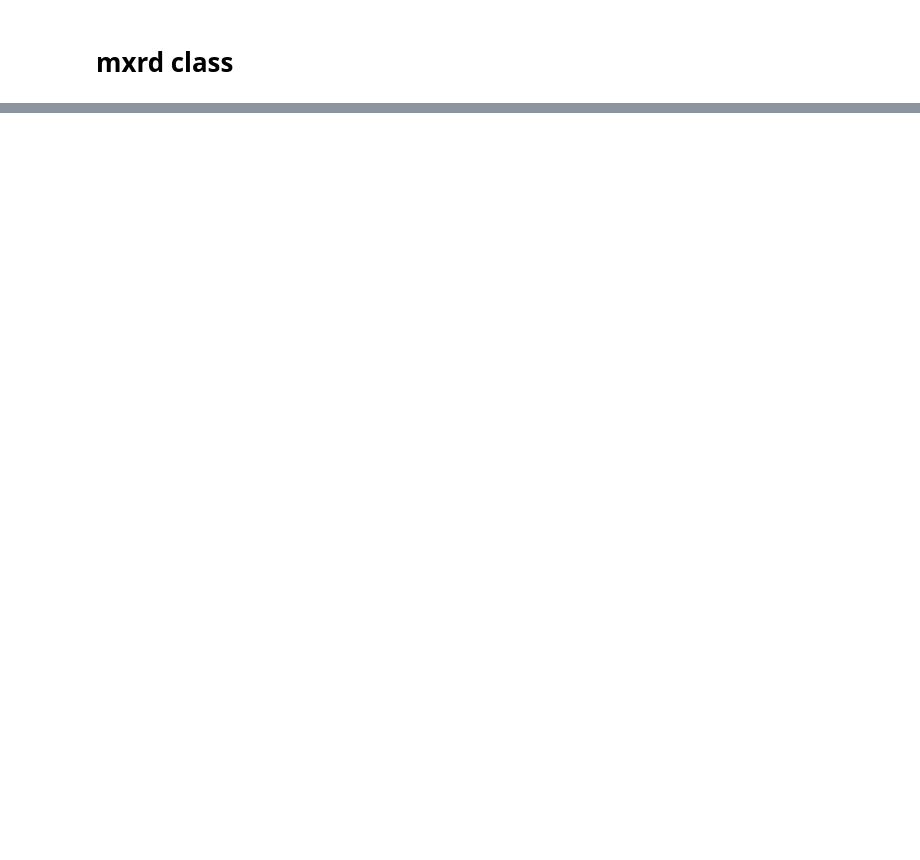
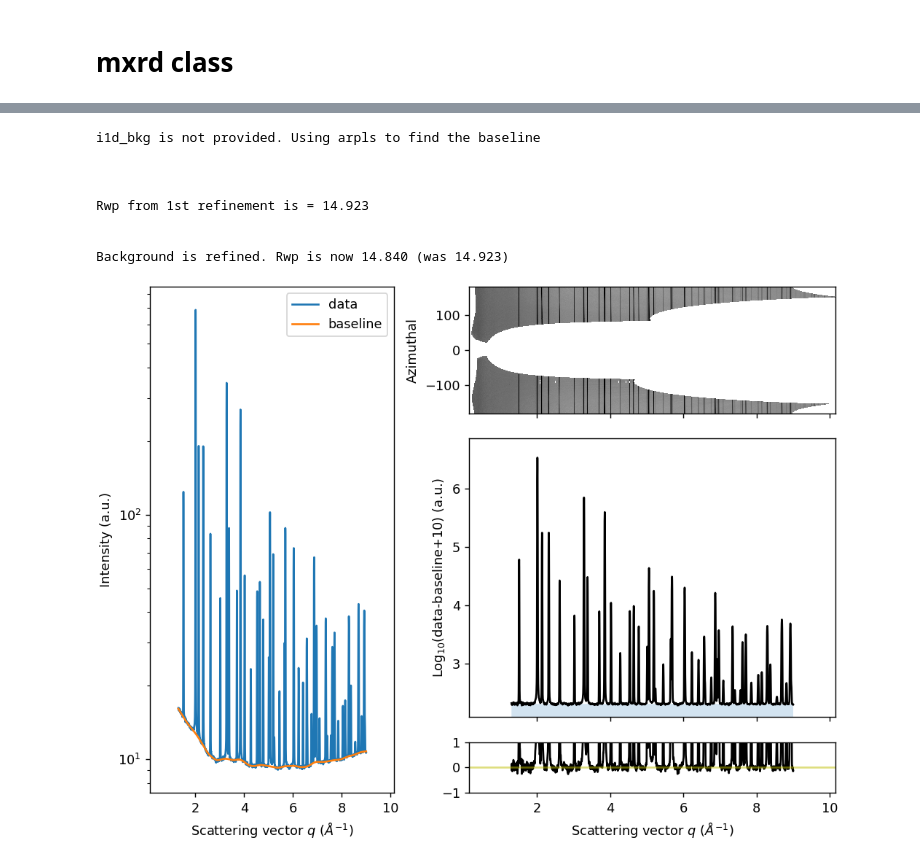
Before and after one commit to MehmetTopsakal/easyXRD, a Jupyter notebook: examples/data/refiner.ipynb, the cells around one changed output, grey strips where cells are left out. Cells and saved outputs as stored; diff of their text form; code cells hidden in the pictures; blank space fills up the shorter version.

```diff
--- a/examples/data/refiner.ipynb
+++ b/examples/data/refiner.ipynb
@@ -225,0 +227,36 @@ Wall time: 431 ms
+# %%
+phases = [
+        {"mp_id":'none', "cif":'_cifs/CeO2_a=5.4113_NIST_value.cif', "label":"CeO2", "scale":1, "scale_a":1, "scale_b":1, "scale_c":1},
+        {"mp_id":'none', "cif":'_cifs/LaB6_a=4.1568_NIST_value.cif', "label":"LaB6", "scale":1, "scale_a":1, "scale_b":1, "scale_c":1},
+        ]
+sample = exrd(verbose=False)
+sample.read_data(nc_file='integrated/NIST-LaB6-CeO2-mix.nc',
+                 plot=False,
+                 radial_range=(1.3,9),
+                 azimuthal_range=[150,180]
+                 )
+sample.get_baseline(i1d_bkg=None,arpls_lam=1e6,plot=True)
+sample.load_phases(phases=phases,plot=False)
+
+
+sample.setup_gsas2_calculator(instprm_from_gpx='/users/mt/OneDrive/repositories/easyXRD/examples/data/gsas_LaB6.gpx')
+# sample.set_LeBail()
+
+
+
+sample.refine_background()
+
+
+
+
+sample.gpx_plotter()
+# %% [output]
+i1d_bkg is not provided. Using arpls to find the baseline
+
+
+
+Rwp from 1st refinement is = 14.923
+
+
+Background is refined. Rwp is now 14.840 (was 14.923)
+[figure, added]
```
Also changed, not shown: parts of 16 cells of this notebook, 24 other files.
